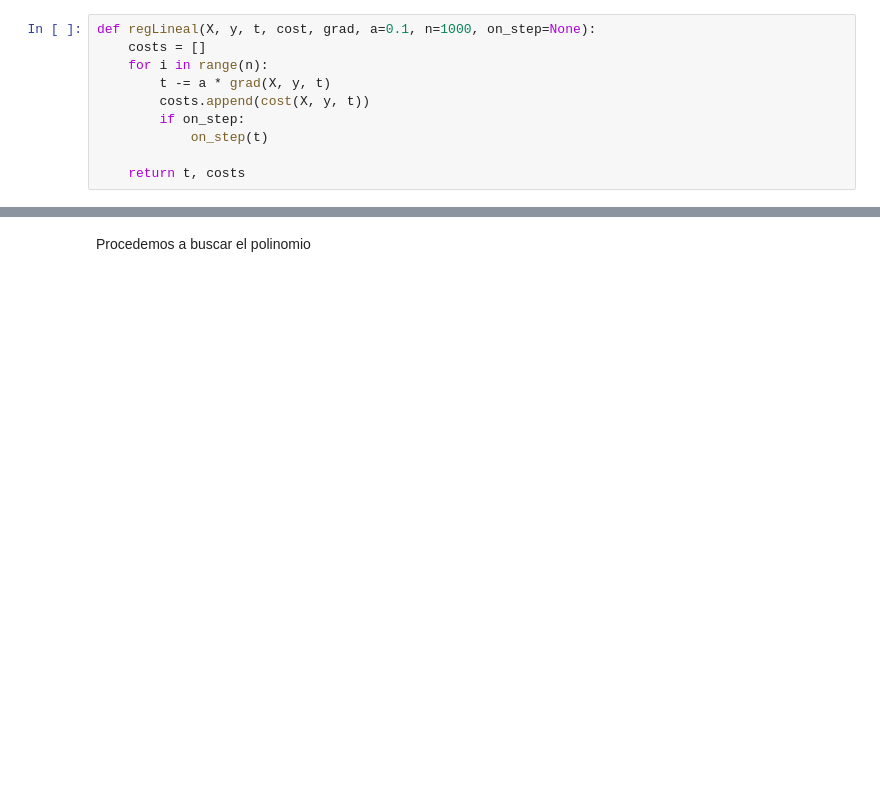
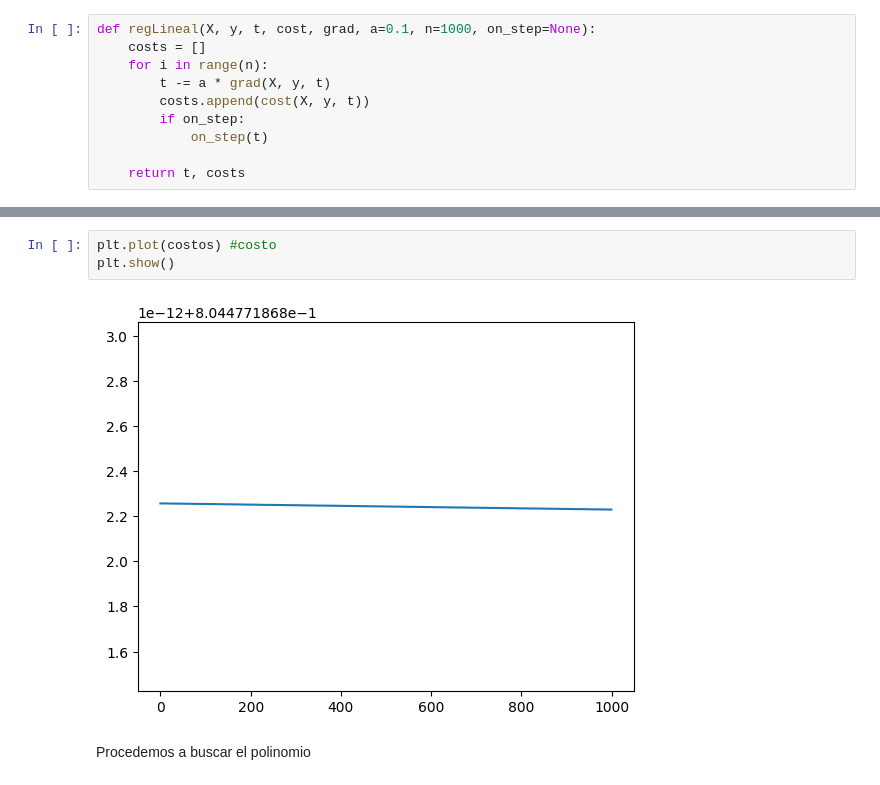
Before and after one commit to MaJu502/Regresion-logistica, a Jupyter notebook: regresion_logistica.ipynb, the cells around one changed output, grey strips where cells are left out. Saved outputs shown, nothing was run; the diff lists cells and outputs as text; blank space fills up the shorter version.

```diff
--- a/regresion_logistica.ipynb
+++ b/regresion_logistica.ipynb
@@ -146,3 +164,8 @@ def regLineal(X, y, t, cost, grad, a=0.1, n=1000, on_step=None):
+# %%
+plt.plot(costos) #costo
+plt.show()
+# %% [output]
+[figure, added]
 # %% [markdown]
 Procedemos a buscar el polinomio
 # %%
```
Also changed, not shown: parts of 6 cells of this notebook.
